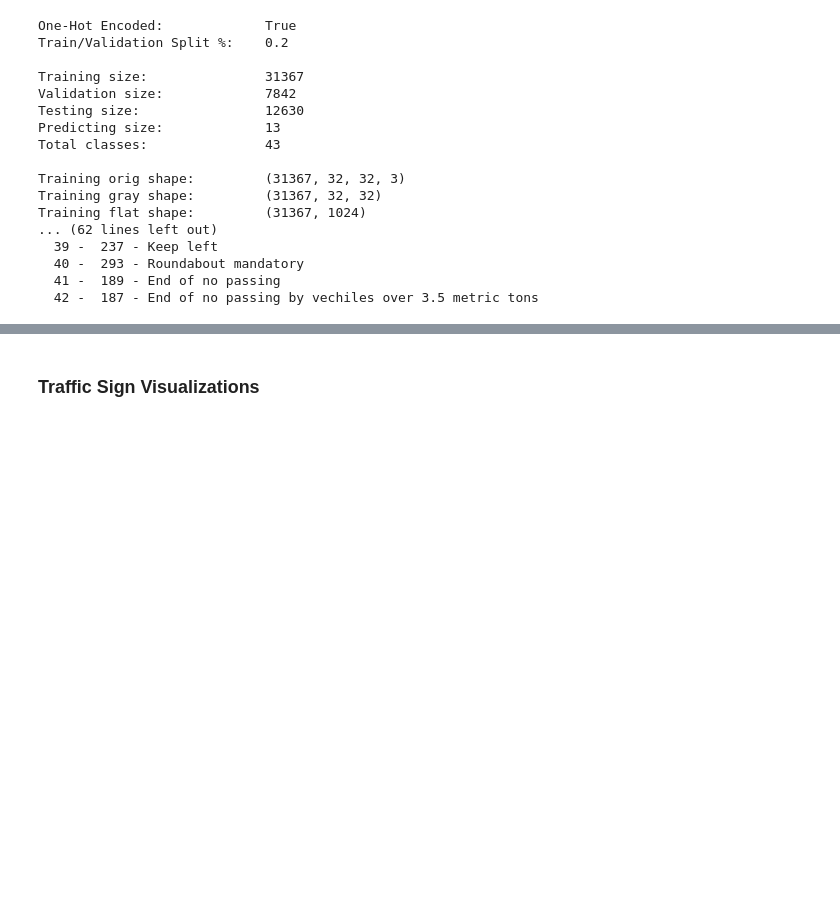
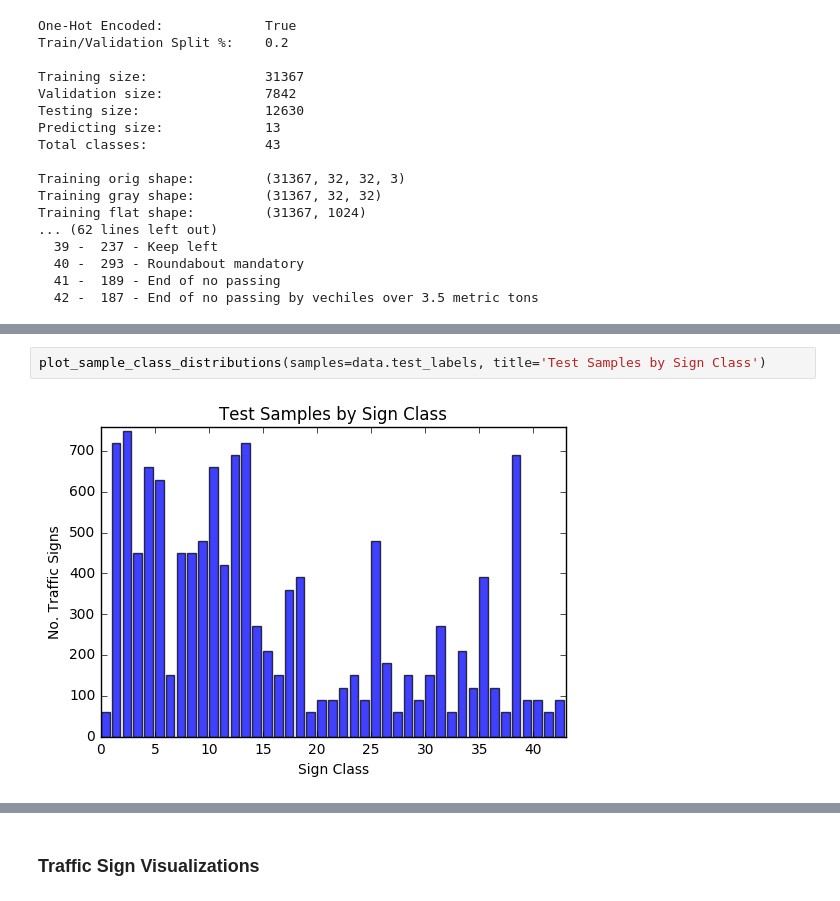
Before and after one commit to Olouge/traffic-sign-classification, a Jupyter notebook: single_layer_linear_neural_network.ipynb, the cells around one changed output, grey strips where cells are left out. Cells and saved outputs as stored; diff of their text form; blank space fills up the shorter version.

```diff
--- a/single_layer_linear_neural_network.ipynb
+++ b/single_layer_linear_neural_network.ipynb
@@ -78,0 +86,4 @@ plt.show()
+# %%
+plot_sample_class_distributions(samples=data.test_labels, title='Test Samples by Sign Class')
+# %% [output]
+[figure, added]
```
Also changed, not shown: parts of 14 cells of this notebook.
